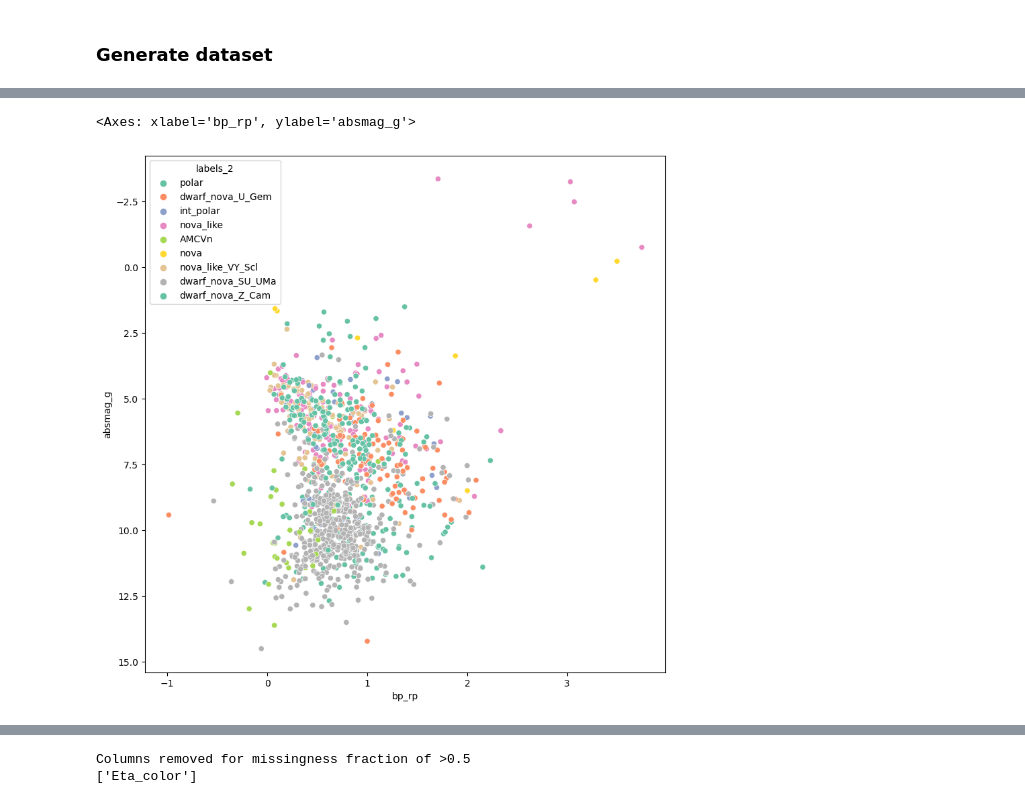
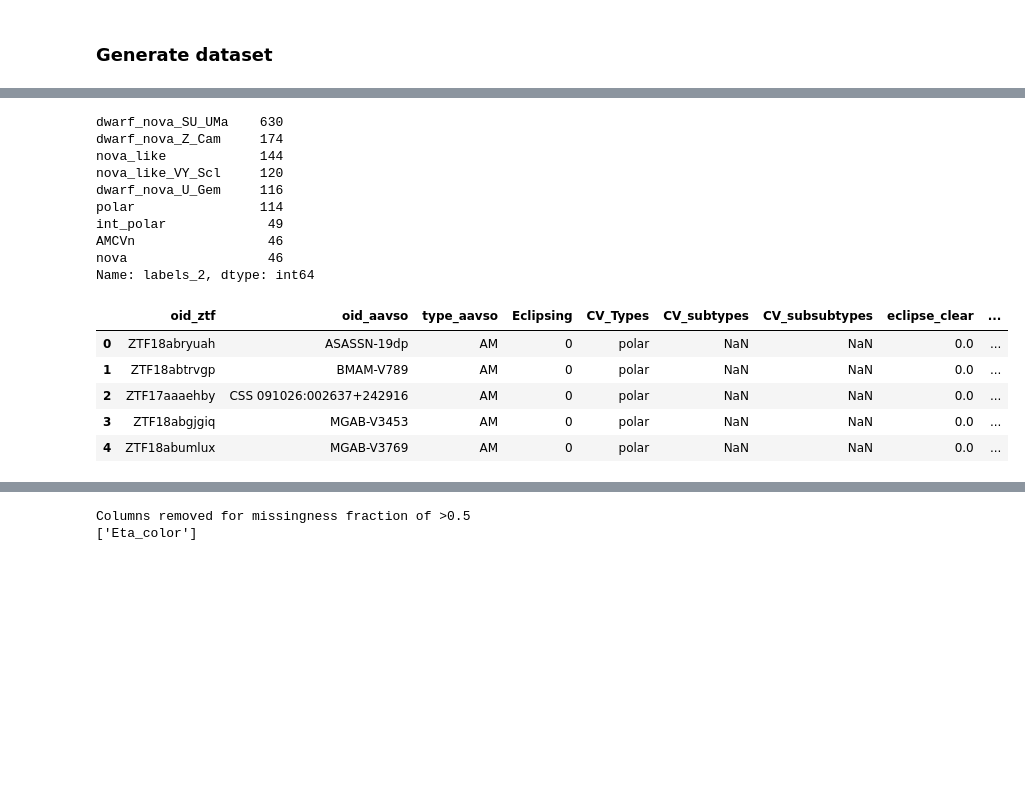
Before and after one commit to dharmesh1007/ZTF_code, a Jupyter notebook: source/99_test_plots.ipynb, the cells around one changed output, grey strips where cells are left out. Saved outputs shown, nothing was run; the diff lists cells and outputs as text; code cells hidden in the pictures; blank space fills up the shorter version.

```diff
--- a/source/99_test_plots.ipynb
+++ b/source/99_test_plots.ipynb
@@ -47,3 +7,0 @@ pd.options.display.max_rows = 10
-# %%
-pd.options.display.max_rows = 10
-dataset.columns.to_list()[237:]
@@ -68,3 +7,0 @@ dataset.columns.to_list()[237:]
-# %%
-pd.options.display.max_rows = 10
-dataset.iloc[:,237:]
@@ -85,11 +8,26 @@ dataset.iloc[:,237:]
-# %%
-from matplotlib import pyplot as plt
-import seaborn as sns
-
-# Plot colour-magnitude diagram and reversey axis
-plt.figure(figsize=(10,10))
-plt.gca().invert_yaxis()
-sns.scatterplot(x='bp_rp', y='absmag_g', data=dataset, hue=label_scheme, palette='Set2')
-# %% [output]
-<Axes: xlabel='bp_rp', ylabel='absmag_g'>
-[figure, removed]
+# %%
+label_scheme = 'labels_2'
+
+pd.options.display.max_columns = None
+
+dataset = pd.read_csv(f'../processed_data/dataset_allfeatures_inc_labels.csv', low_memory=False)
+dataset = dataset[dataset[label_scheme].notna()].reset_index(drop=True)
+print(dataset[label_scheme].value_counts())
+dataset.head()
+# %% [output]
+dwarf_nova_SU_UMa    630
+dwarf_nova_Z_Cam     174
+nova_like            144
+nova_like_VY_Scl     120
+dwarf_nova_U_Gem     116
+polar                114
+int_polar             49
+AMCVn                 46
+nova                  46
+Name: labels_2, dtype: int64
+|  | oid_ztf | oid_aavso | type_aavso | Eclipsing | CV_Types | CV_subtypes | CV_subsubtypes | eclipse_clear | ... |
+| 0 | ZTF18abryuah | ASASSN-19dp | AM | 0 | polar | NaN | NaN | 0.0 | ... |
+| 1 | ZTF18abtrvgp | BMAM-V789 | AM | 0 | polar | NaN | NaN | 0.0 | ... |
+| 2 | ZTF17aaaehby | CSS 091026:002637+242916 | AM | 0 | polar | NaN | NaN | 0.0 | ... |
+| 3 | ZTF18abgjgiq | MGAB-V3453 | AM | 0 | polar | NaN | NaN | 0.0 | ... |
+| 4 | ZTF18abumlux | MGAB-V3769 | AM | 0 | polar | NaN | NaN | 0.0 | ... |
```
Also changed, not shown: parts of 4 cells of this notebook, 10 other files.
